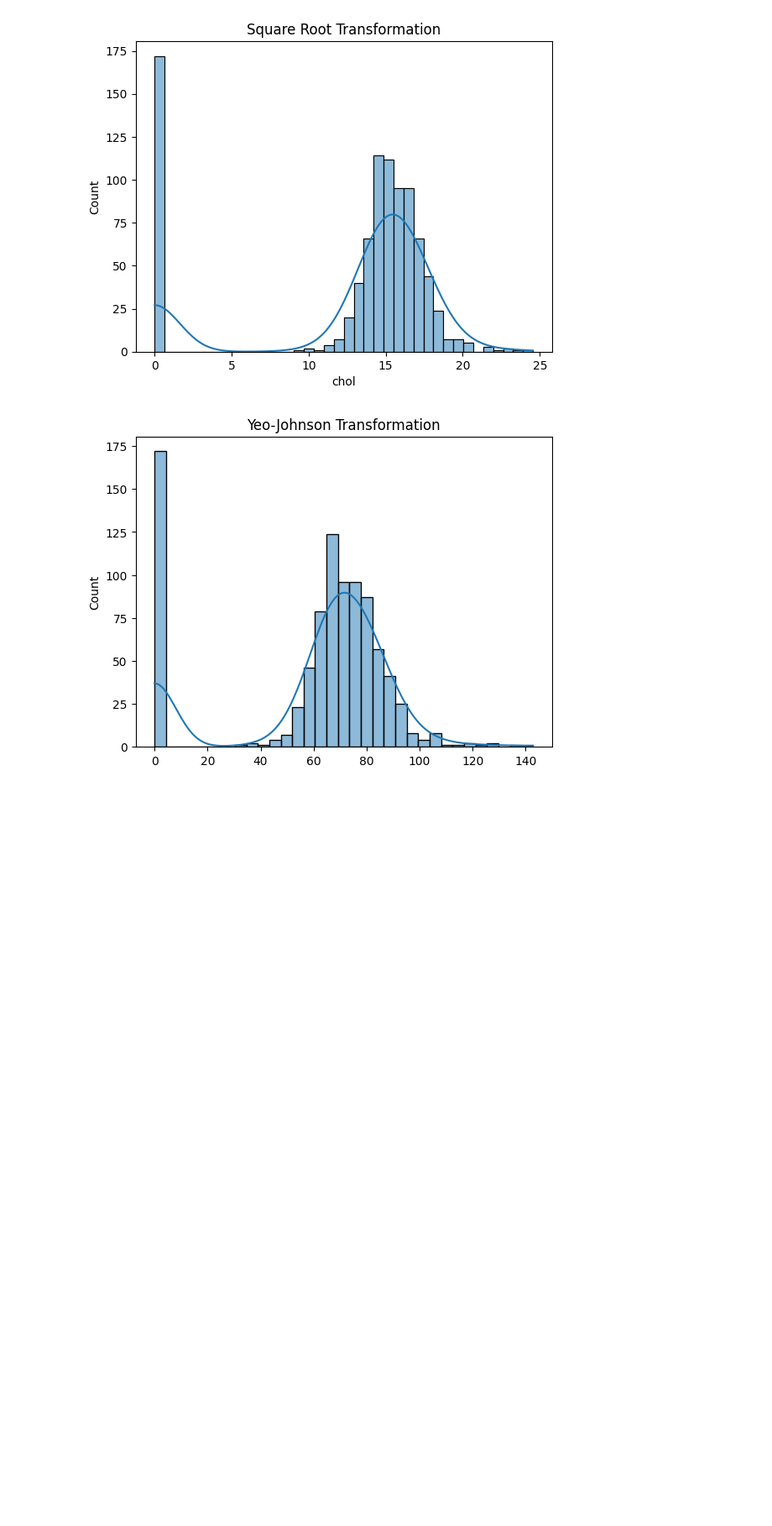
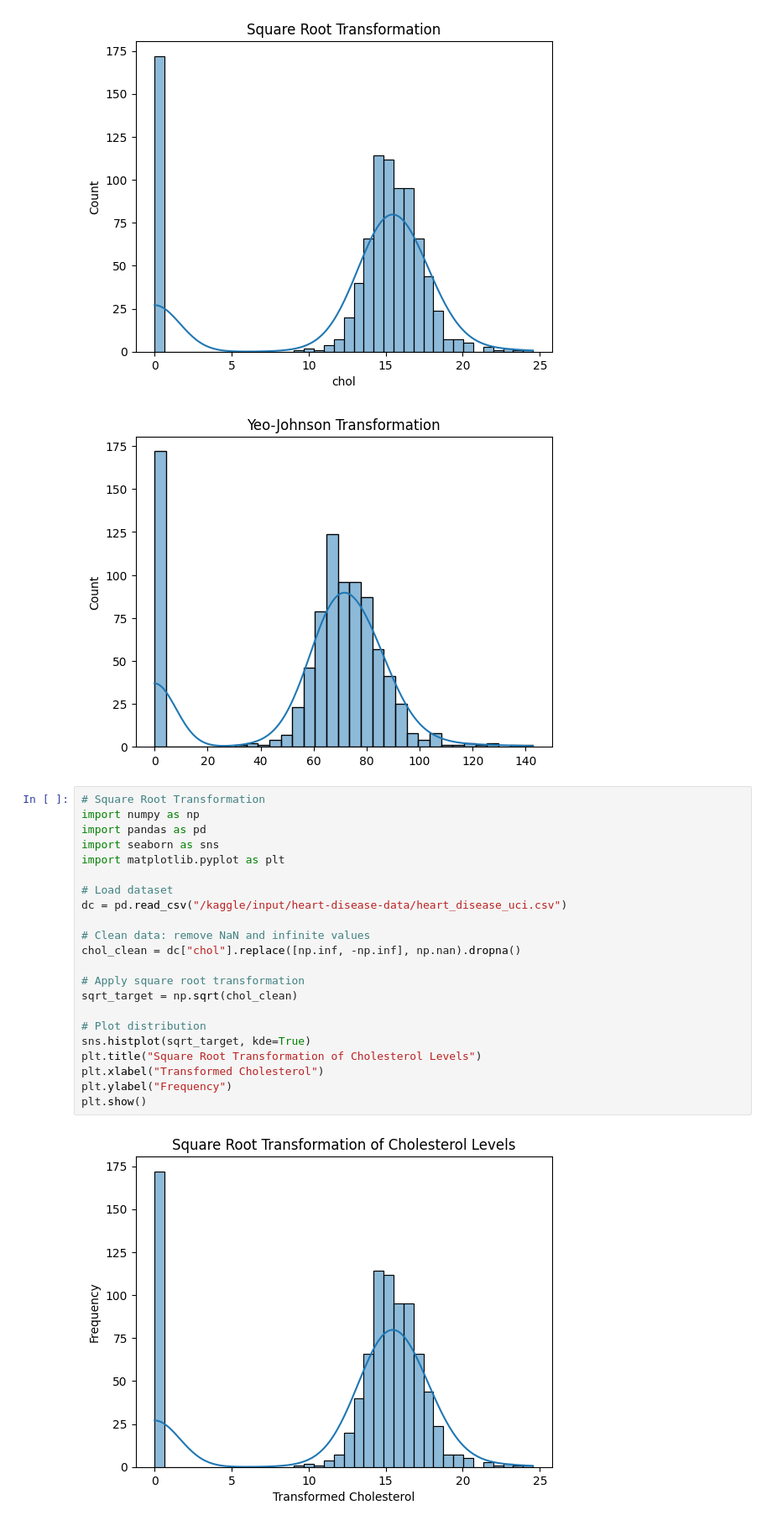
Before and after one commit to pranayneerati/EP3102_LAB1, a Jupyter notebook: ep3102-week2-data-engineering-statistics-b55ed7.ipynb, the cells around one changed output. Shown at 84% size. Drawn from its saved outputs; the diff is of its cells as text; blank space fills up the shorter version.

Commit message:
Kaggle Notebook | ep3102_week2_data-engineering-statistics b55ed7 | Version 5

```diff
--- a/ep3102-week2-data-engineering-statistics-b55ed7.ipynb
+++ b/ep3102-week2-data-engineering-statistics-b55ed7.ipynb
@@ -667,3 +667,27 @@ plt.show()
 # %% [output]
 [figure]
 [figure]
+# %%
+# Square Root Transformation
+import numpy as np
+import pandas as pd
+import seaborn as sns
+import matplotlib.pyplot as plt
+
+# Load dataset
+dc = pd.read_csv("/kaggle/input/heart-disease-data/heart_disease_uci.csv")
+
+# Clean data: remove NaN and infinite values
+chol_clean = dc["chol"].replace([np.inf, -np.inf], np.nan).dropna()
+
+# Apply square root transformation
+sqrt_target = np.sqrt(chol_clean)
+
+# Plot distribution
+sns.histplot(sqrt_target, kde=True)
+plt.title("Square Root Transformation of Cholesterol Levels")
+plt.xlabel("Transformed Cholesterol")
+plt.ylabel("Frequency")
+plt.show()
+# %% [output]
+[figure, added]
```
Also changed, not shown: parts of 12 cells of this notebook.
